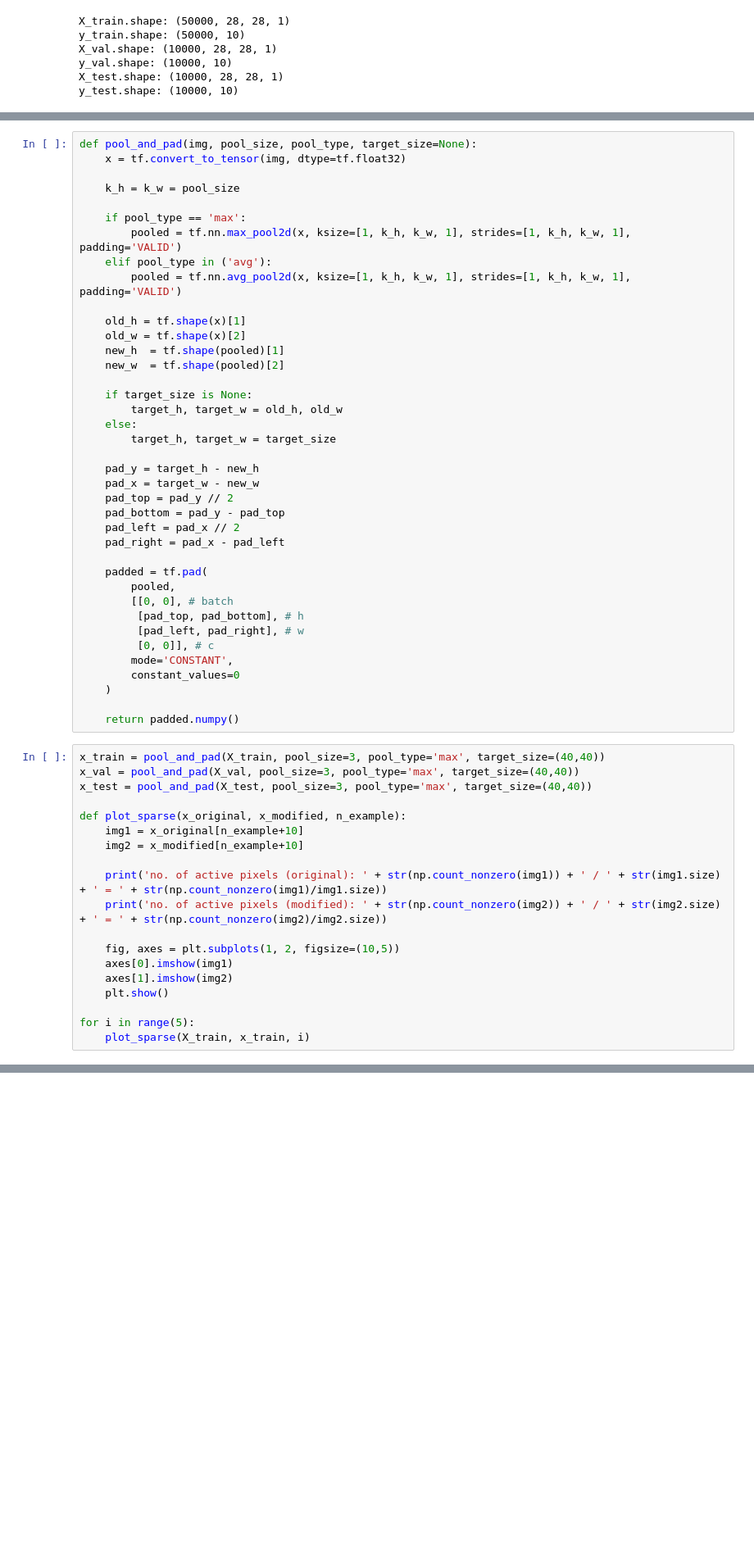
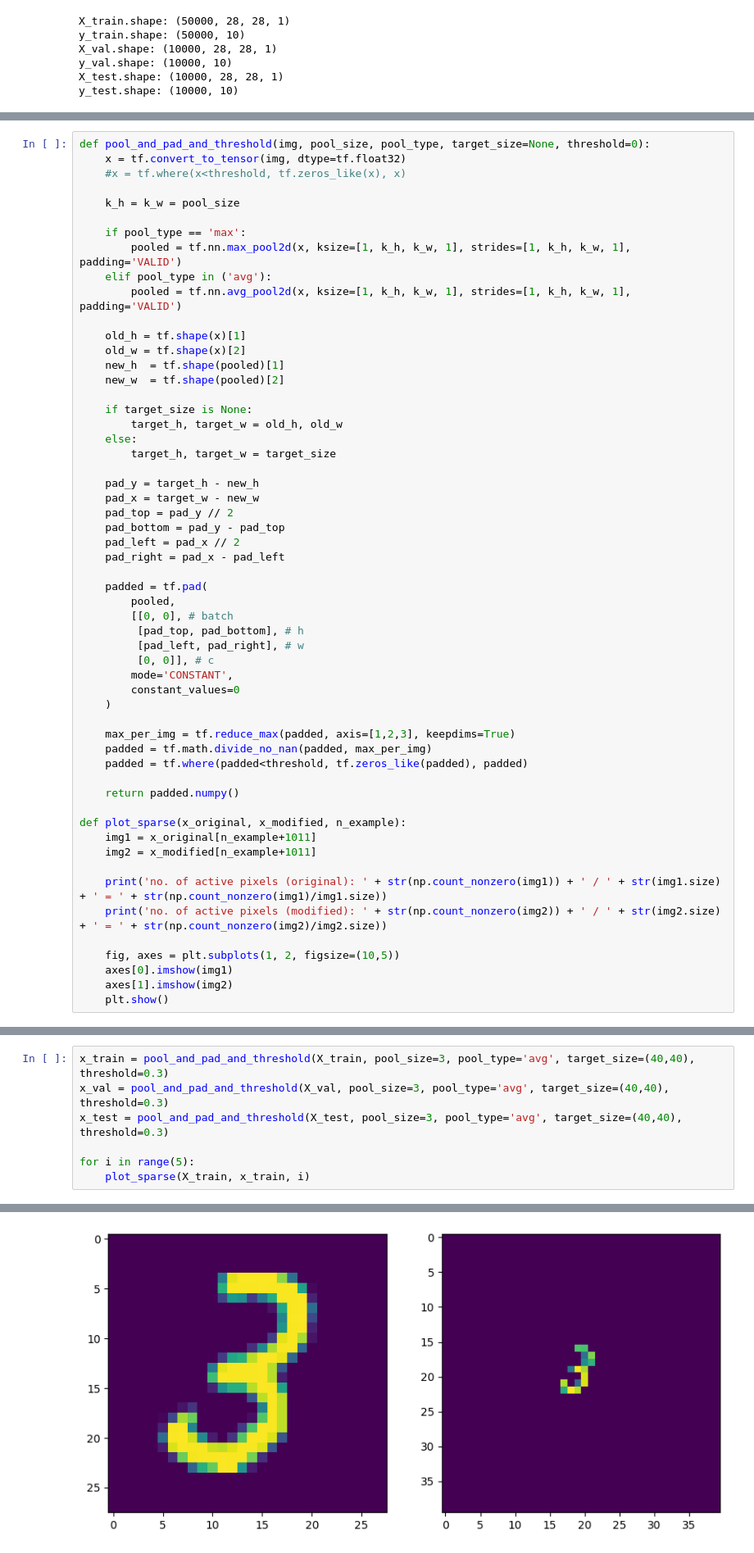
Before and after one commit to hftsoi/qkeras, a Jupyter notebook: train.ipynb, the cells around one changed output, grey strips where cells are left out. Shown: that part at 82% size. Saved outputs shown, nothing was run; the diff lists cells and outputs as text; blank space fills up the shorter version.

```diff
--- a/train.ipynb
+++ b/train.ipynb
@@ -50,6 +47,7 @@ plt.colorbar()
 # %%
-def pool_and_pad(img, pool_size, pool_type, target_size=None):
+def pool_and_pad_and_threshold(img, pool_size, pool_type, target_size=None, threshold=0):
     x = tf.convert_to_tensor(img, dtype=tf.float32)
+    #x = tf.where(x<threshold, tf.zeros_like(x), x)
 
     k_h = k_w = pool_size
 
@@ -85,23 +83,20 @@ def pool_and_pad(img, pool_size, pool_type, target_size=None):
         constant_values=0
     )
 
+    max_per_img = tf.reduce_max(padded, axis=[1,2,3], keepdims=True)
+    padded = tf.math.divide_no_nan(padded, max_per_img)
+    padded = tf.where(padded<threshold, tf.zeros_like(padded), padded)
+
     return padded.numpy()
+
+def plot_sparse(x_original, x_modified, n_example):
+    img1 = x_original[n_example+1011]
+    img2 = x_modified[n_example+1011]
+
+    print('no. of active pixels (original): ' + str(np.count_nonzero(img1)) + ' / ' + str(img1.size) + ' = ' + str(np.count_nonzero(img1)/img1.size))
+    print('no. of active pixels (modified): ' + str(np.count_nonzero(img2)) + ' / ' + str(img2.size) + ' = ' + str(np.count_nonzero(img2)/img2.size))
+
+    fig, axes = plt.subplots(1, 2, figsize=(10,5))
+    axes[0].imshow(img1)
+    axes[1].imshow(img2)
+    plt.show()
-# %%
-x_train = pool_and_pad(X_train, pool_size=3, pool_type='max', target_size=(40,40))
-x_val = pool_and_pad(X_val, pool_size=3, pool_type='max', target_size=(40,40))
-x_test = pool_and_pad(X_test, pool_size=3, pool_type='max', target_size=(40,40))
-
-def plot_sparse(x_original, x_modified, n_example):
-    img1 = x_original[n_example+10]
-    img2 = x_modified[n_example+10]
-
-    print('no. of active pixels (original): ' + str(np.count_nonzero(img1)) + ' / ' + str(img1.size) + ' = ' + str(np.count_nonzero(img1)/img1.size))
-    print('no. of active pixels (modified): ' + str(np.count_nonzero(img2)) + ' / ' + str(img2.size) + ' = ' + str(np.count_nonzero(img2)/img2.size))
-
-    fig, axes = plt.subplots(1, 2, figsize=(10,5))
-    axes[0].imshow(img1)
-    axes[1].imshow(img2)
-    plt.show()
-
-for i in range(5):
-    plot_sparse(X_train, x_train, i)
@@ -123,0 +103,8 @@ no. of active pixels (modified): 30 / 1600 = 0.01875
+# %%
+x_train = pool_and_pad_and_threshold(X_train, pool_size=3, pool_type='avg', target_size=(40,40), threshold=0.3)
+x_val = pool_and_pad_and_threshold(X_val, pool_size=3, pool_type='avg', target_size=(40,40), threshold=0.3)
+x_test = pool_and_pad_and_threshold(X_test, pool_size=3, pool_type='avg', target_size=(40,40), threshold=0.3)
+
+for i in range(5):
+    plot_sparse(X_train, x_train, i)
+# %% [output]
@@ -123,0 +113 @@ no. of active pixels (modified): 30 / 1600 = 0.01875
+[figure, added]
```
Also changed, not shown: parts of 5 cells of this notebook.
